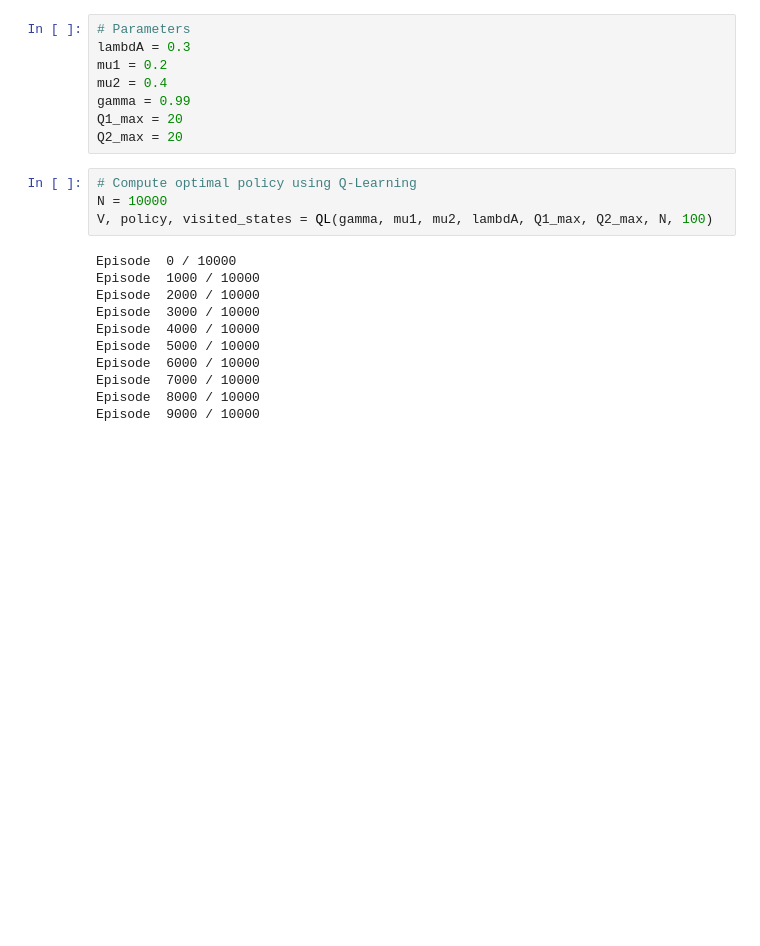
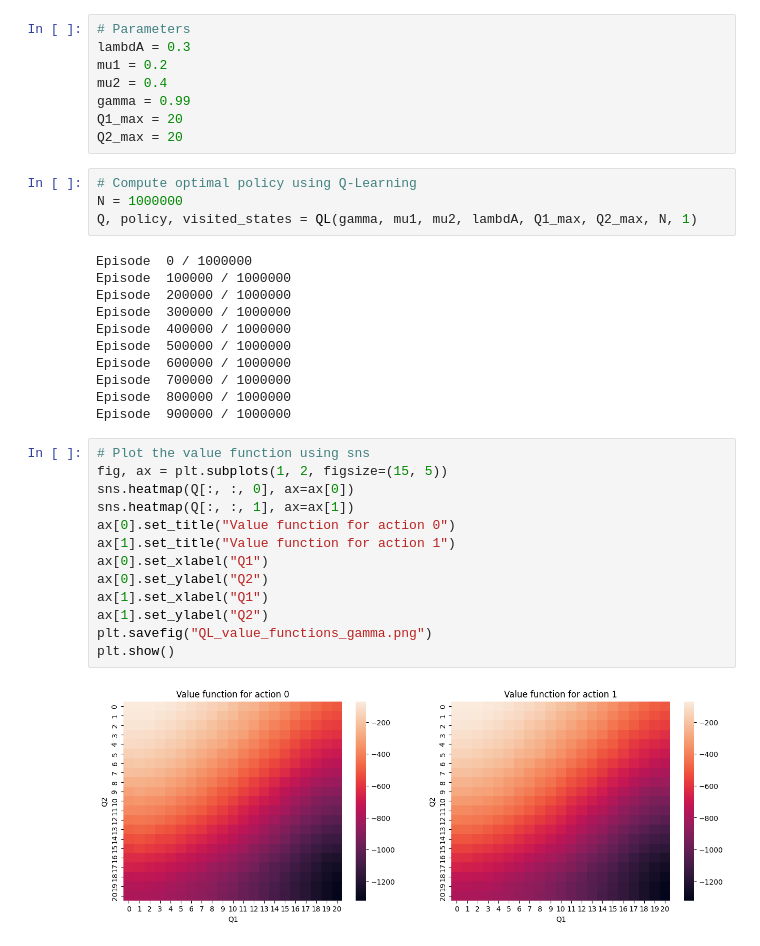
Before and after one commit to JedMoutahir/Travail-SN-ENSEEIHT, a Jupyter notebook: 3A/RL/Project/Tabular/QL.ipynb, the cells around one changed output. Saved outputs shown, nothing was run; the diff lists cells and outputs as text; blank space fills up the shorter version.

```diff
--- a/3A/RL/Project/Tabular/QL.ipynb
+++ b/3A/RL/Project/Tabular/QL.ipynb
@@ -155,17 +158,32 @@ Q1_max = 20
 Q2_max = 20
 # %%
 # Compute optimal policy using Q-Learning
-N = 10000
-V, policy, visited_states = QL(gamma, mu1, mu2, lambdA, Q1_max, Q2_max, N, 100)
+N = 1000000
+Q, policy, visited_states = QL(gamma, mu1, mu2, lambdA, Q1_max, Q2_max, N, 1)
 # %% [output]
-Episode  0 / 10000
-Episode  1000 / 10000
-Episode  2000 / 10000
-Episode  3000 / 10000
-Episode  4000 / 10000
-Episode  5000 / 10000
-Episode  6000 / 10000
-Episode  7000 / 10000
-Episode  8000 / 10000
-Episode  9000 / 10000
+Episode  0 / 1000000
+Episode  100000 / 1000000
+Episode  200000 / 1000000
+Episode  300000 / 1000000
+Episode  400000 / 1000000
+Episode  500000 / 1000000
+Episode  600000 / 1000000
+Episode  700000 / 1000000
+Episode  800000 / 1000000
+Episode  900000 / 1000000
+# %%
+# Plot the value function using sns
+fig, ax = plt.subplots(1, 2, figsize=(15, 5))
+sns.heatmap(Q[:, :, 0], ax=ax[0])
+sns.heatmap(Q[:, :, 1], ax=ax[1])
+ax[0].set_title("Value function for action 0")
+ax[1].set_title("Value function for action 1")
+ax[0].set_xlabel("Q1")
+ax[0].set_ylabel("Q2")
+ax[1].set_xlabel("Q1")
+ax[1].set_ylabel("Q2")
+plt.savefig("QL_value_functions_gamma.png")
+plt.show()
+# %% [output]
+[figure, added]
 # %%
```
Also changed, not shown: parts of 4 cells of this notebook, 21 other files.
